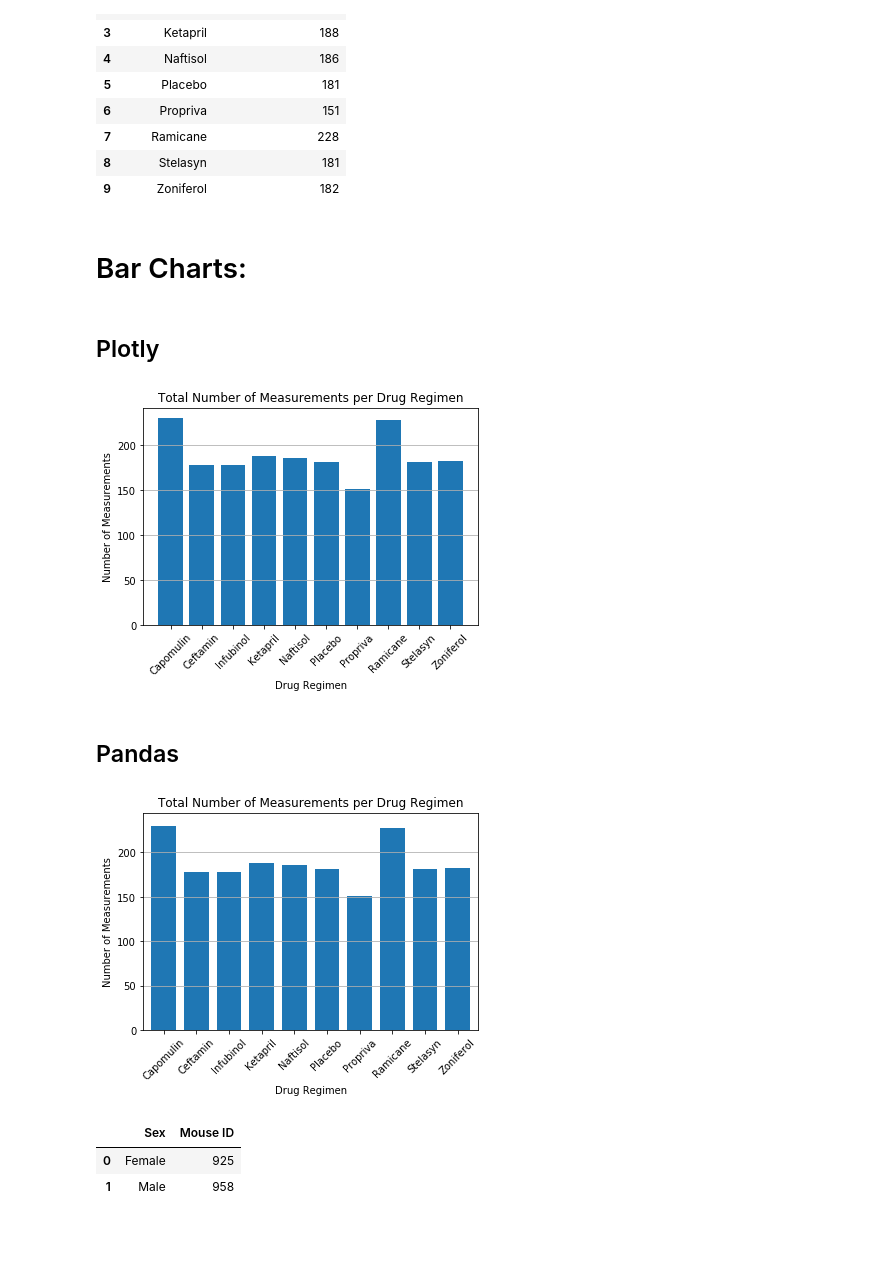
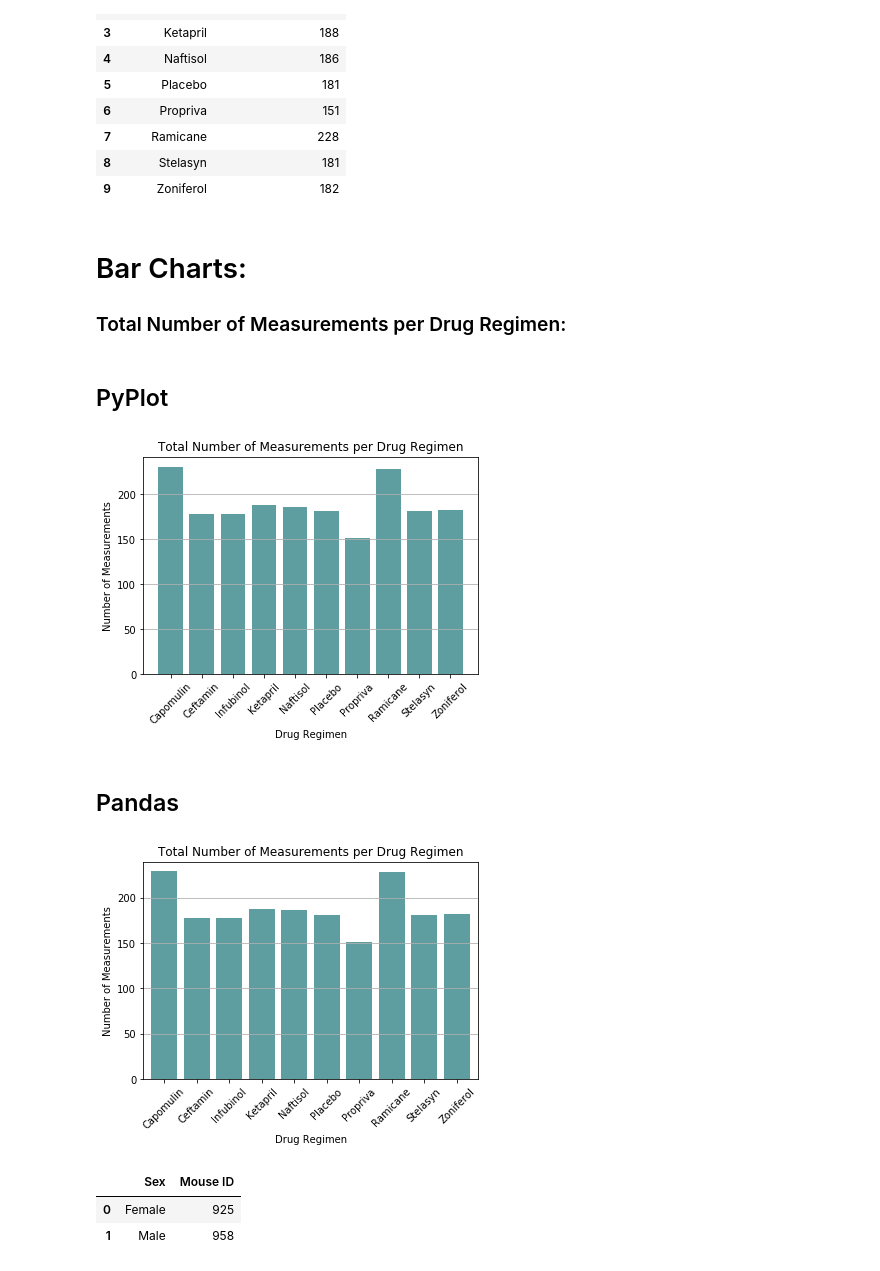
Before and after one commit to juliabrunett/matplotlib-challenge, a Jupyter notebook: Pymaceuticals/pymaceuticals.ipynb, the cells around one changed output. Cells and saved outputs as stored; diff of their text form; code cells hidden in the pictures; blank space fills up the shorter version.

Commit message:
Fixing box plot data

```diff
--- a/Pymaceuticals/pymaceuticals.ipynb
+++ b/Pymaceuticals/pymaceuticals.ipynb
@@ -17,5 +15,5 @@ results_file = "../Resources/Study_results.csv"
 # %%
 # Read in files to two DataFrames
-mouse_df = pd.read_csv(mouse_file, encoding="utf8")
-results_df = pd.read_csv(results_file, encoding="utf8")
+mouse_df = pd.read_csv("../Resources/Mouse_metadata.csv", encoding="utf8")
+results_df = pd.read_csv("../Resources/Study_results.csv", encoding="utf8")
 # %%
@@ -78,5 +71,6 @@ results_reduced_df
 # %%
 # Merge DataFrames
-merged_df = pd.merge(mouse_df, results_reduced_df, on="Mouse ID", how="left")
-merged_df
+merged_df = pd.merge(mouse_df, results_reduced_df, on="Mouse ID")
+print(f"There are {len(merged_df):1,} rows.")
+merged_df.head()
 # %% [output]
@@ -232,39 +218,40 @@ for x in drug_reg_groupby["Drug Regimen"]:
     labels.append(x)
 # %% [markdown]
 # Bar Charts:
+### Total Number of Measurements per Drug Regimen:
 # %% [markdown]
-## Plotly
+## PyPlot
 # %%
-# Plotly Bar Chart
-plt.bar(labels, measurements, align="center")
+# PyPlot Bar Chart
+plt.bar(labels, measurements, align="center", width=0.80, color="cadetblue")
 
-tick_locations = [value for value in range(0,10)]
+tick_locations = [value for value in range(len(labels))]
 plt.xticks(ticks=tick_locations, labels=labels, rotation=45)
 plt.title("Total Number of Measurements per Drug Regimen")
 plt.xlabel("Drug Regimen")
 plt.ylabel("Number of Measurements")
 plt.grid(axis='y')
-plt.ylim=[0,245]
+plt.ylim=[0,(max(measurements)+10)]
 
 plt.show()
 # %% [output]
-[figure, old version]
+[figure, new version]
 # %% [markdown]
 ## Pandas
 # %%
 # Pandas Bar Chart
 drug_reg_groupby.plot(kind='bar', legend=False, title="Total Number of Measurements per Drug Regimen",
-                        rot='45', ylim=[0,245], width=0.75)
+                        rot='45', ylim=[0,max(measurements)+10], width=0.80, color="cadetblue", align="center")
 
-tick_locations = [value for value in range(0,10)]
+tick_locations = [value for value in range(len(labels))]
 plt.xticks(ticks=tick_locations, labels=labels)
 plt.xlabel("Drug Regimen")
 plt.ylabel("Number of Measurements")
 plt.grid(axis='y')
 
 plt.show()
 # %% [output]
-[figure, old version]
+[figure, new version]
 # %%
 # Create gender dataframe
 gender_df = merged_df[["Mouse ID", "Sex"]]
```
Also changed, not shown: parts of 76 cells of this notebook, 1 other file.
